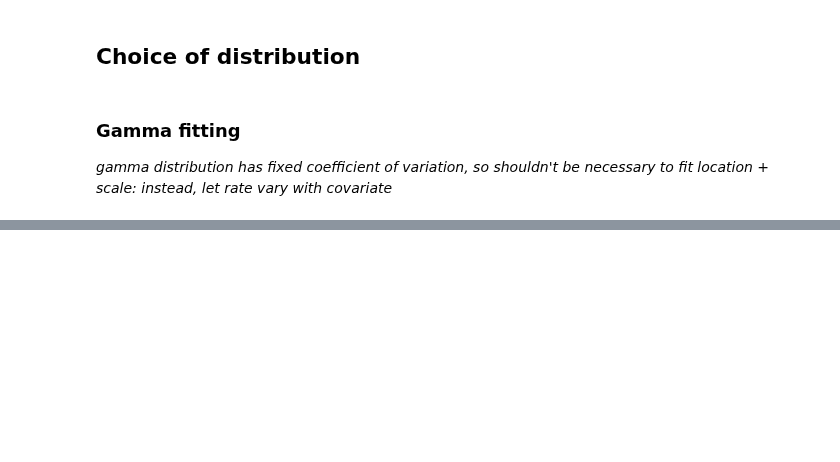
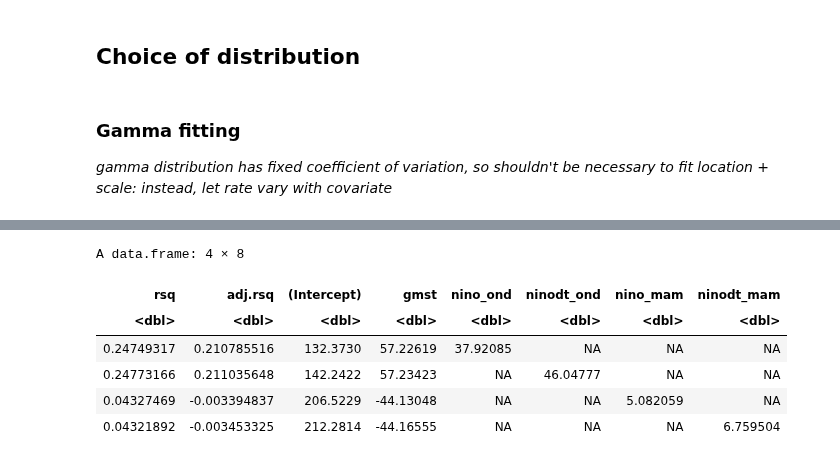
Before and after one commit to clairbarnes/wwa-archive, a Jupyter notebook: 23-03_EA-drought/EA_drought_0R_exploratory.ipynb, the cells around one changed output, grey strips where cells are left out. Drawn from its saved outputs; the diff is of its cells as text; code cells hidden in the pictures; blank space fills up the shorter version.

```diff
--- a/23-03_EA-drought/EA_drought_0R_exploratory.ipynb
+++ b/23-03_EA-drought/EA_drought_0R_exploratory.ipynb
@@ -313,0 +345,17 @@ invisible(sapply(c("ond", "mam", "pr12", "pr24")[1], function(varnm) {
+# %%
+res = rbind.fill(sapply(fitted_models, function(mdl) {
+    res = c("rsq" = summary(mdl)$r.squared, "adj.rsq" = summary(mdl)$adj.r.squared, mdl$coefficients)
+    as.data.frame(t(res))
+}, simplify = F))
+# rownames(res) <- c("continuous", "discretised", "as factor", "Nina -1, Nino +1", "cts, no GMST")
+res
+
+# will set as continuous variable: gives best R^2 & similar results to other methods
+# %% [output]
+A data.frame: 4 × 8
+| rsq | adj.rsq | (Intercept) | gmst | nino_ond | ninodt_ond | nino_mam | ninodt_mam |
+| <dbl> | <dbl> | <dbl> | <dbl> | <dbl> | <dbl> | <dbl> | <dbl> |
+| 0.24749317 | 0.210785516 | 132.3730 | 57.22619 | 37.92085 | NA | NA | NA |
+| 0.24773166 | 0.211035648 | 142.2422 | 57.23423 | NA | 46.04777 | NA | NA |
+| 0.04327469 | -0.003394837 | 206.5229 | -44.13048 | NA | NA | 5.082059 | NA |
+| 0.04321892 | -0.003453325 | 212.2814 | -44.16555 | NA | NA | NA | 6.759504 |
```
Also changed, not shown: parts of 7 cells of this notebook, 1 other file.
